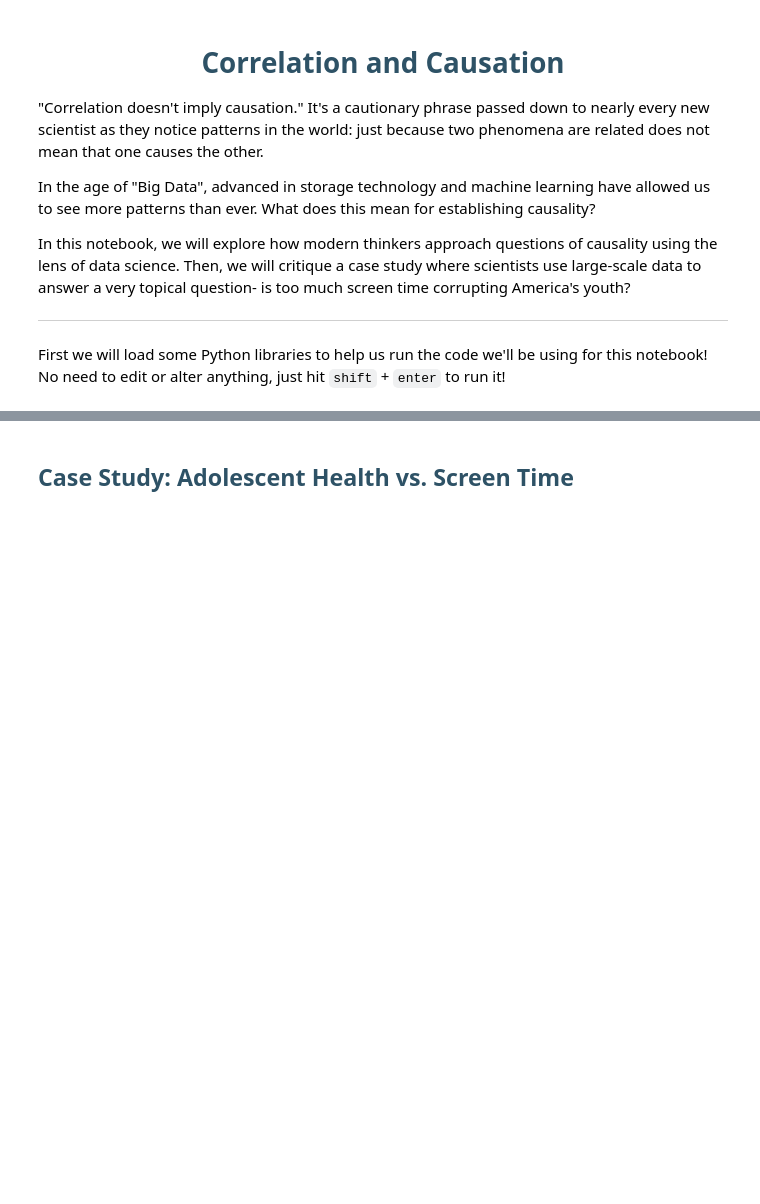
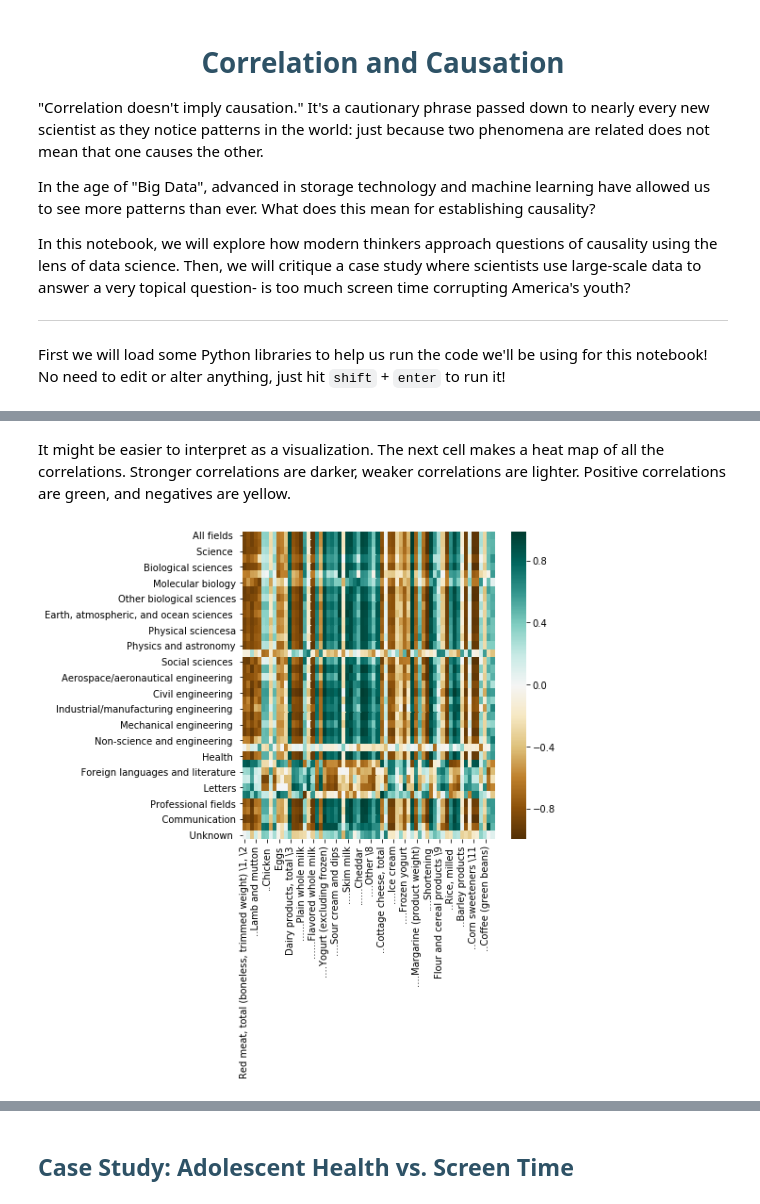
Before and after one commit to ds-modules/LS-22, a Jupyter notebook: Zach/correlation_causation/Correlation_Causation.ipynb, the cells around one changed output, grey strips where cells are left out. Cells and saved outputs as stored; diff of their text form; code cells hidden in the pictures; blank space fills up the shorter version.

```diff
--- a/Zach/correlation_causation/Correlation_Causation.ipynb
+++ b/Zach/correlation_causation/Correlation_Causation.ipynb
@@ -132,0 +163,4 @@ https://statistics.fas.harvard.edu/files/statistics-2/files/statistical_paradise
+# %%
+# combine the two data sets into one table
+all_data = pd.concat([engr_data.astype('float'), food_data])
+all_data
@@ -132,0 +188,5 @@ https://statistics.fas.harvard.edu/files/statistics-2/files/statistical_paradise
+# %%
+# calculate the correlation coefficient for all agricultural and food variables
+# don't worry about understanding this code!
+all_corr = all_data.transpose().corr().iloc[:engr_data.shape[0], engr_data.shape[0]:]
+all_corr
@@ -132,0 +212,7 @@ https://statistics.fas.harvard.edu/files/statistics-2/files/statistical_paradise
+# %% [markdown]
+It might be easier to interpret as a visualization. The next cell makes a heat map of all the correlations. Stronger correlations are darker, weaker correlations are lighter. Positive correlations are green, and negatives are yellow.
+# %%
+# create a heatmap of the correlation values for the engineering and agricultural data
+sns.heatmap(all_corr, cmap="BrBG");
+# %% [output]
+[figure, added]
```
Also changed, not shown: parts of 28 cells of this notebook, 1 other file.
